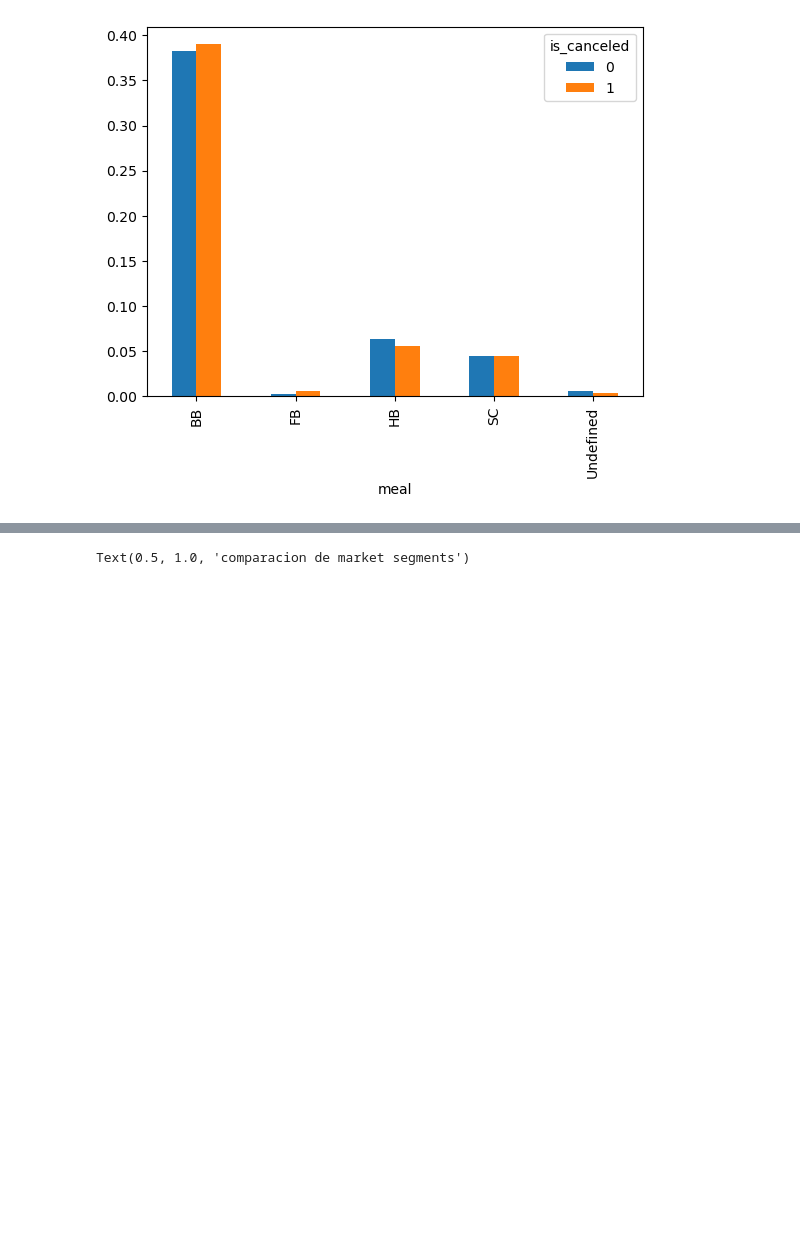
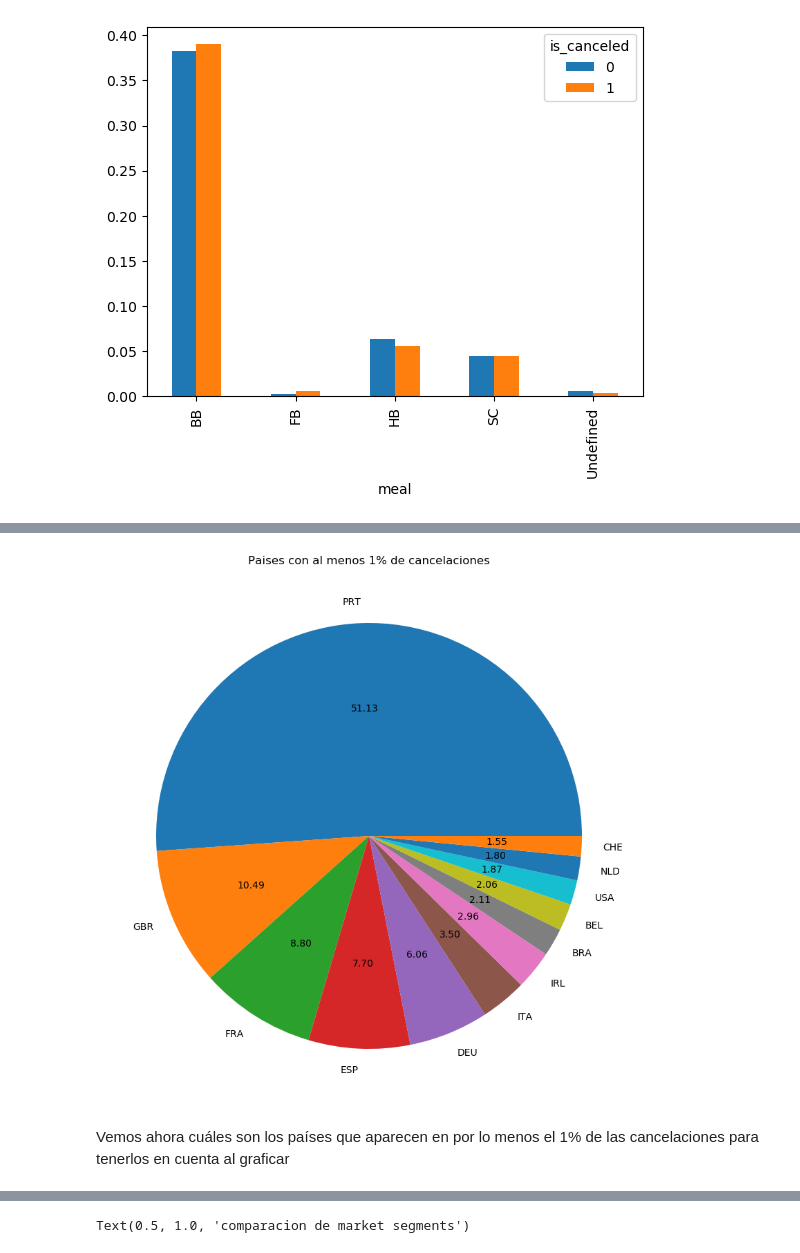
Before and after one commit to LuchoLorenzo1/7506R-1C2023-GRUPO19, a Jupyter notebook: 7506R_TP1_GRUPO19_CH1_ENTREGA.ipynb, the cells around one changed output, grey strips where cells are left out. Saved outputs shown, nothing was run; the diff lists cells and outputs as text; code cells hidden in the pictures; blank space fills up the shorter version.

Commit message:
graficos para country, market segment y distribution channel

```diff
--- a/7506R_TP1_GRUPO19_CH1_ENTREGA.ipynb
+++ b/7506R_TP1_GRUPO19_CH1_ENTREGA.ipynb
@@ -99,0 +97,3 @@ Vemos que para cada servicio de comida, los porcentajes para los cancelados y no
+# %%
+columna='country'
+print(df[columna].value_counts(normalize=True)[0:15])
@@ -99,0 +117,9 @@ Vemos que para cada servicio de comida, los porcentajes para los cancelados y no
+# %%
+plt.figure(figsize = (10,10))
+plt.title('Paises con al menos 1% de cancelaciones')
+plt.pie(df[columna].value_counts()[:12],labels = df[columna].value_counts()[:12].index, autopct='%.2f')
+plt.show()
+# %% [output]
+[figure, added]
+# %% [markdown]
+Vemos ahora cuáles son los países que aparecen en por lo menos el 1% de las cancelaciones para tenerlos en cuenta al graficar
```
Also changed, not shown: parts of 29 cells of this notebook.
